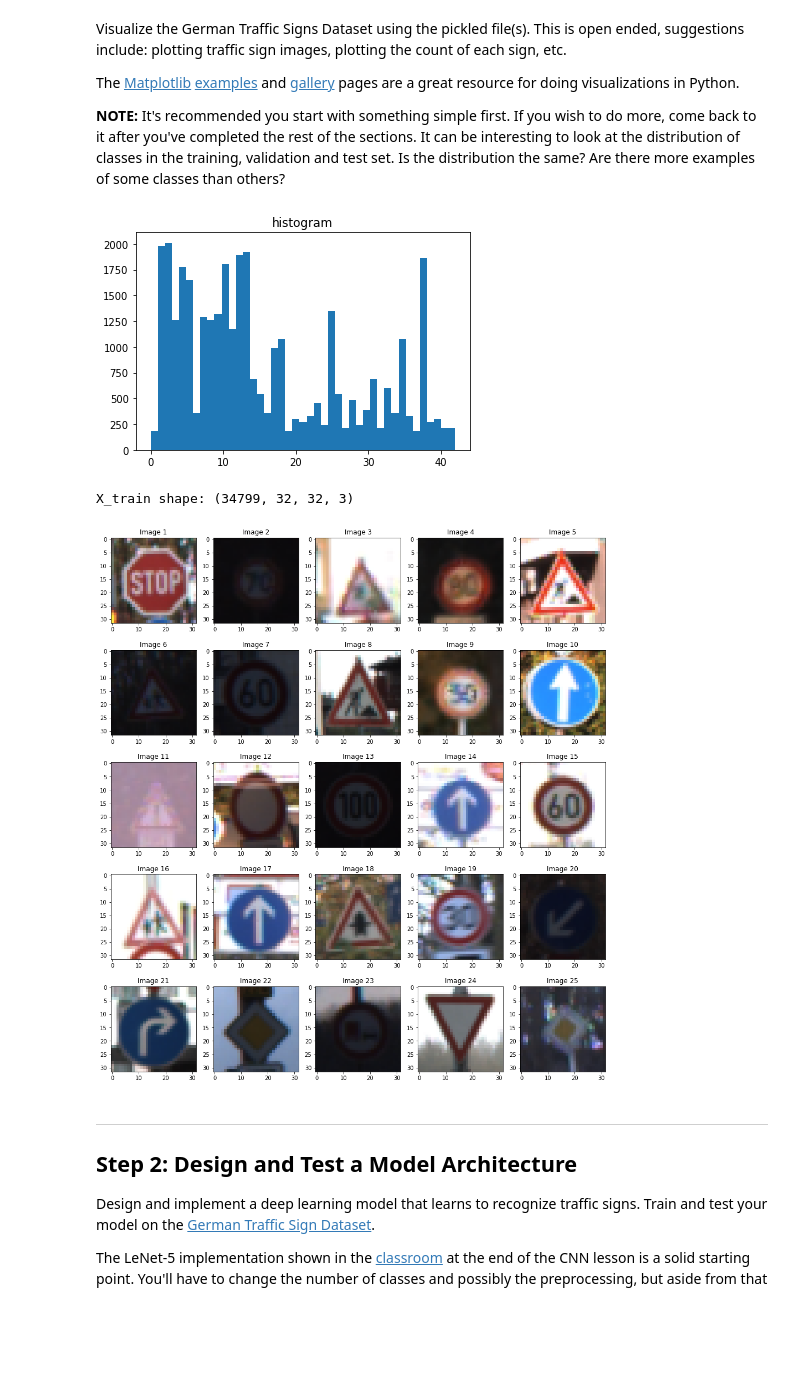
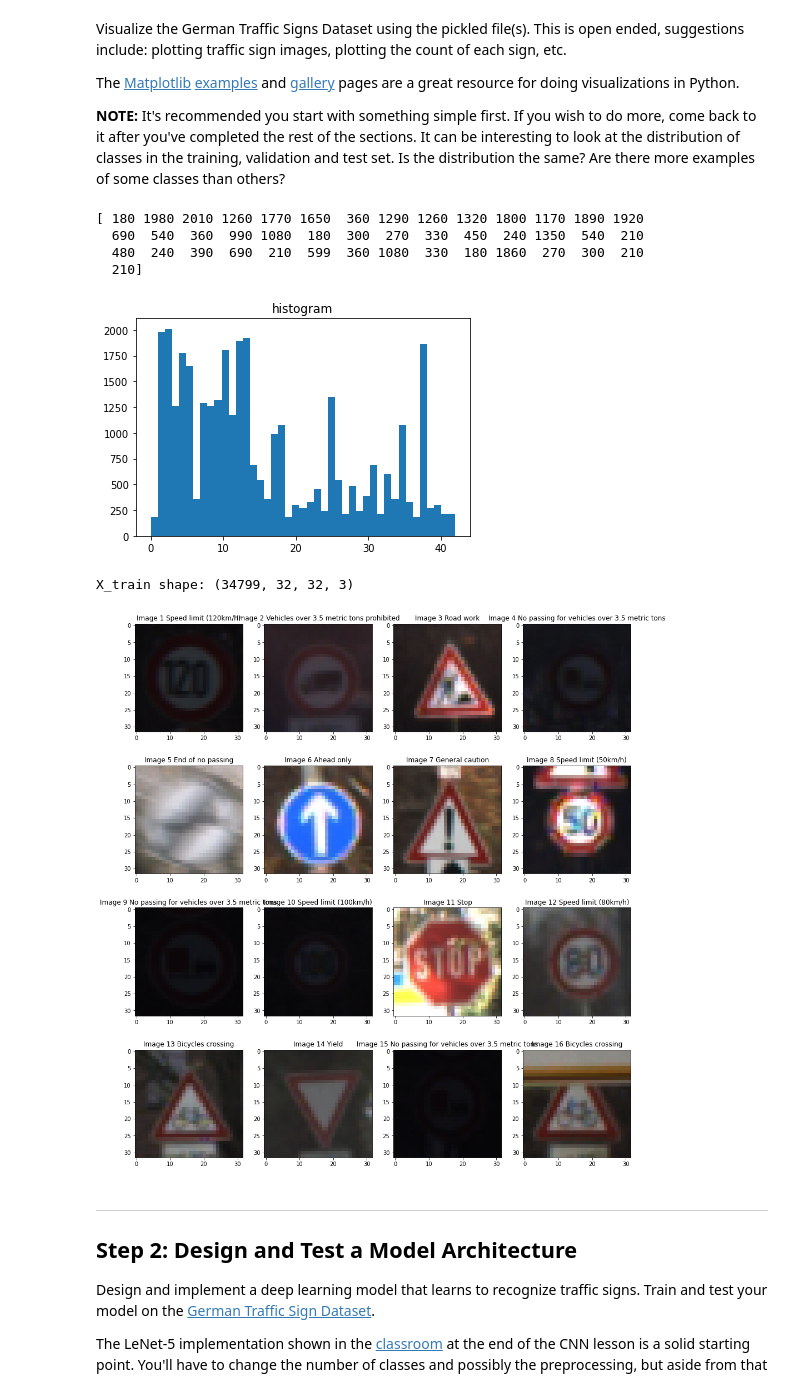
Before and after one commit to mkleung-dev/CarND-Traffic-Sign-Classifier-Project, a Jupyter notebook: Traffic_Sign_Classifier.ipynb, the cells around one changed output. Drawn from its saved outputs; the diff is of its cells as text; code cells hidden in the pictures; blank space fills up the shorter version.

```diff
--- a/Traffic_Sign_Classifier.ipynb
+++ b/Traffic_Sign_Classifier.ipynb
@@ -84,6 +105,17 @@ Number of training examples = 34799
 Number of testing examples = 12630
 Image data shape = (32, 32, 3)
 Number of classes = 43
+# %%
+sign_names = [''] * n_classes
+with open('signnames.csv') as csv_file:
+    csv_reader = csv.reader(csv_file, delimiter=',')
+    line_count = 0
+    for row in csv_reader:
+        if line_count == 0:
+            pass
+        else:
+            sign_names[int(row[0])] = row[1]
+        line_count = line_count + 1
 # %% [markdown]
 ### Include an exploratory visualization of the dataset
 # %% [markdown]
@@ -95,35 +127,40 @@ The [Matplotlib](http://matplotlib.org/) [examples](http://matplotlib.org/exampl
 # %%
 ### Data exploration visualization code goes here.
 ### Feel free to use as many code cells as needed.
-import matplotlib.pyplot as plt
 # Visualizations will be shown in the notebook.
-%matplotlib inline
 
-plt.hist(train['labels'], bins = n_classes)
+trainHistogram = np.histogram(train['labels'], bins=n_classes)
+print(trainHistogram[0])
+
+plt.hist(train['labels'], bins=n_classes)
 plt.title("histogram")
 plt.show()
 # %% [output]
+[ 180 1980 2010 1260 1770 1650  360 1290 1260 1320 1800 1170 1890 1920
+  690  540  360  990 1080  180  300  270  330  450  240 1350  540  210
+  480  240  390  690  210  599  360 1080  330  180 1860  270  300  210
+  210]
-[figure, old version]
+[figure, new version]
 # %%
 print('X_train shape: {}'.format(X_train.shape))
 X_train, y_train = shuffle(X_train, y_train)
-showImageCount = 25
+showImageCount = 16
 index = 0
-pltColCount = 5
-loopPerRow = 5
+pltColCount = 4
+loopPerRow = 4
 fig = plt.figure(figsize=(16, 18 * showImageCount / loopPerRow / pltColCount))
 for i in range(0, showImageCount):
 
     temp = 1
     fig.add_subplot(showImageCount // loopPerRow, pltColCount, index * pltColCount // loopPerRow + temp)
     plt.imshow(X_train[index])
-    plt.title('Image {}'.format(index + 1))
+    plt.title('Image {} {}'.format(index + 1, sign_names[y_train[index]]))
 
     index = index + 1
 plt.show()
 # %% [output]
 X_train shape: (34799, 32, 32, 3)
-[figure, old version]
+[figure, new version]
 # %% [markdown]
 ----
 
```
Also changed, not shown: parts of 26 cells of this notebook.
